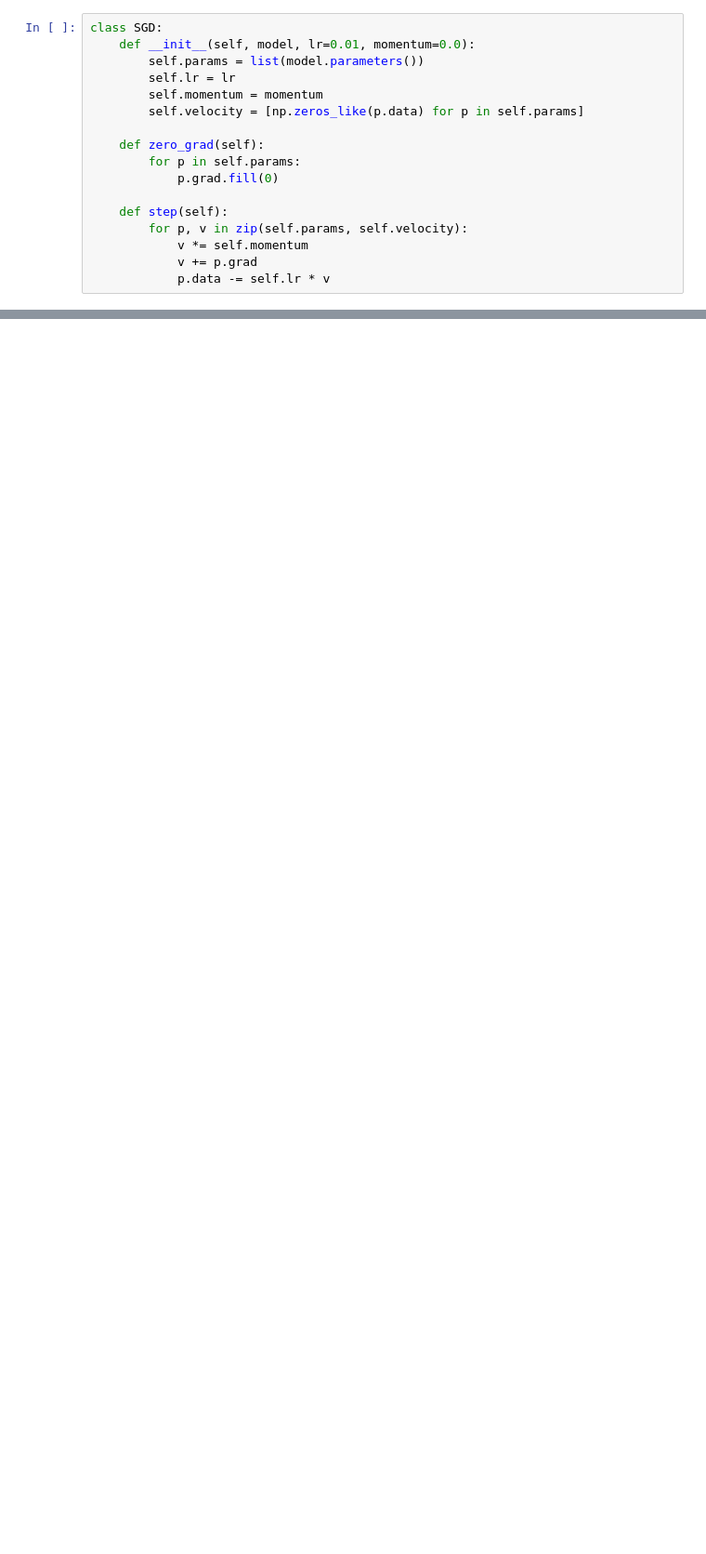
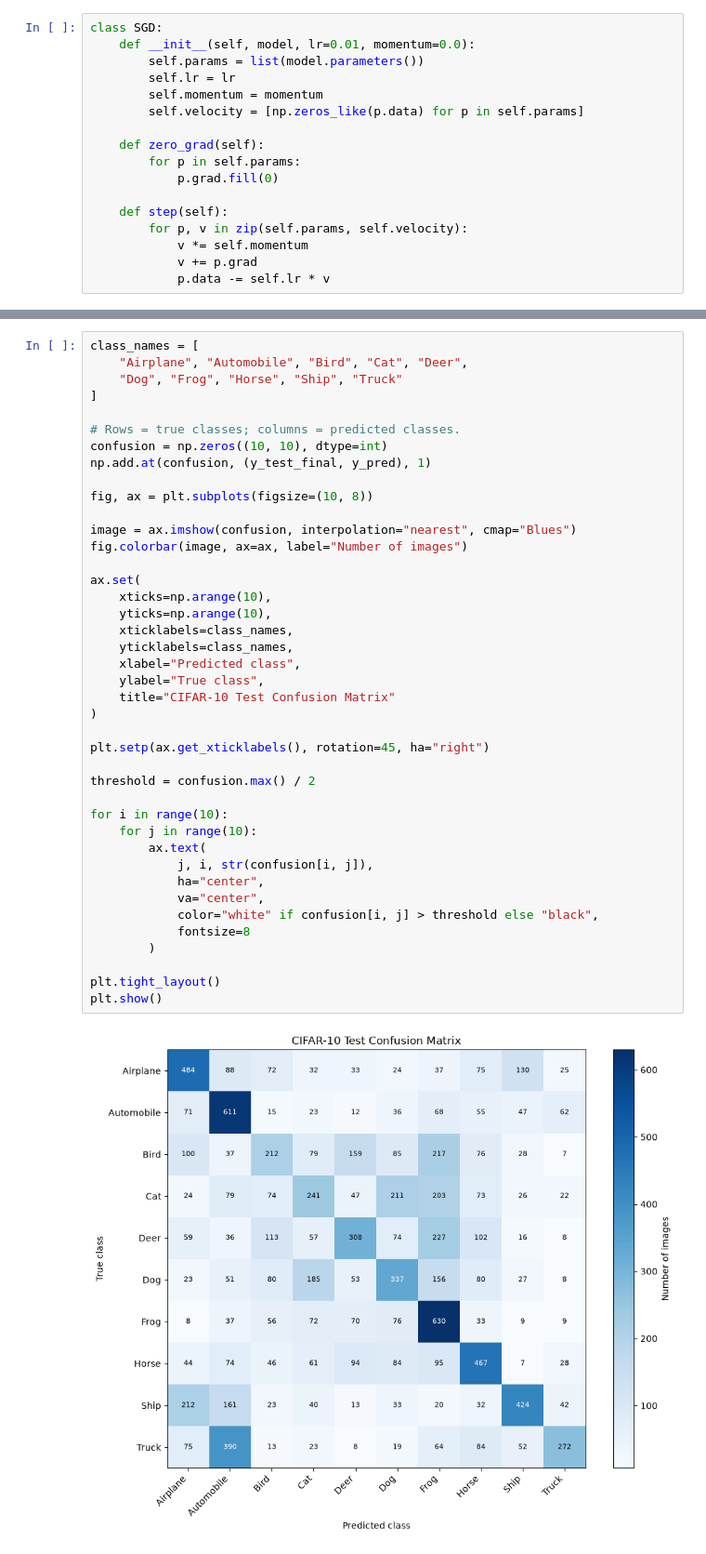
Before and after one commit to Enthusiast101/APR, a Jupyter notebook: NeuralNetwork/neuralnet.ipynb, the cells around one changed output, grey strips where cells are left out. Shown at 93% size. Saved outputs shown, nothing was run; the diff lists cells and outputs as text; blank space fills up the shorter version.

```diff
--- a/NeuralNetwork/neuralnet.ipynb
+++ b/NeuralNetwork/neuralnet.ipynb
@@ -174,0 +1160,43 @@ print(l1(x).shape)
+# %%
+class_names = [
+    "Airplane", "Automobile", "Bird", "Cat", "Deer",
+    "Dog", "Frog", "Horse", "Ship", "Truck"
+]
+
+# Rows = true classes; columns = predicted classes.
+confusion = np.zeros((10, 10), dtype=int)
+np.add.at(confusion, (y_test_final, y_pred), 1)
+
+fig, ax = plt.subplots(figsize=(10, 8))
+
+image = ax.imshow(confusion, interpolation="nearest", cmap="Blues")
+fig.colorbar(image, ax=ax, label="Number of images")
+
+ax.set(
+    xticks=np.arange(10),
+    yticks=np.arange(10),
+    xticklabels=class_names,
+    yticklabels=class_names,
+    xlabel="Predicted class",
+    ylabel="True class",
+    title="CIFAR-10 Test Confusion Matrix"
+)
+
+plt.setp(ax.get_xticklabels(), rotation=45, ha="right")
+
+threshold = confusion.max() / 2
+
+for i in range(10):
+    for j in range(10):
+        ax.text(
+            j, i, str(confusion[i, j]),
+            ha="center",
+            va="center",
+            color="white" if confusion[i, j] > threshold else "black",
+            fontsize=8
+        )
+
+plt.tight_layout()
+plt.show()
+# %% [output]
+[figure, added]
```
Also changed, not shown: parts of 34 cells of this notebook.
